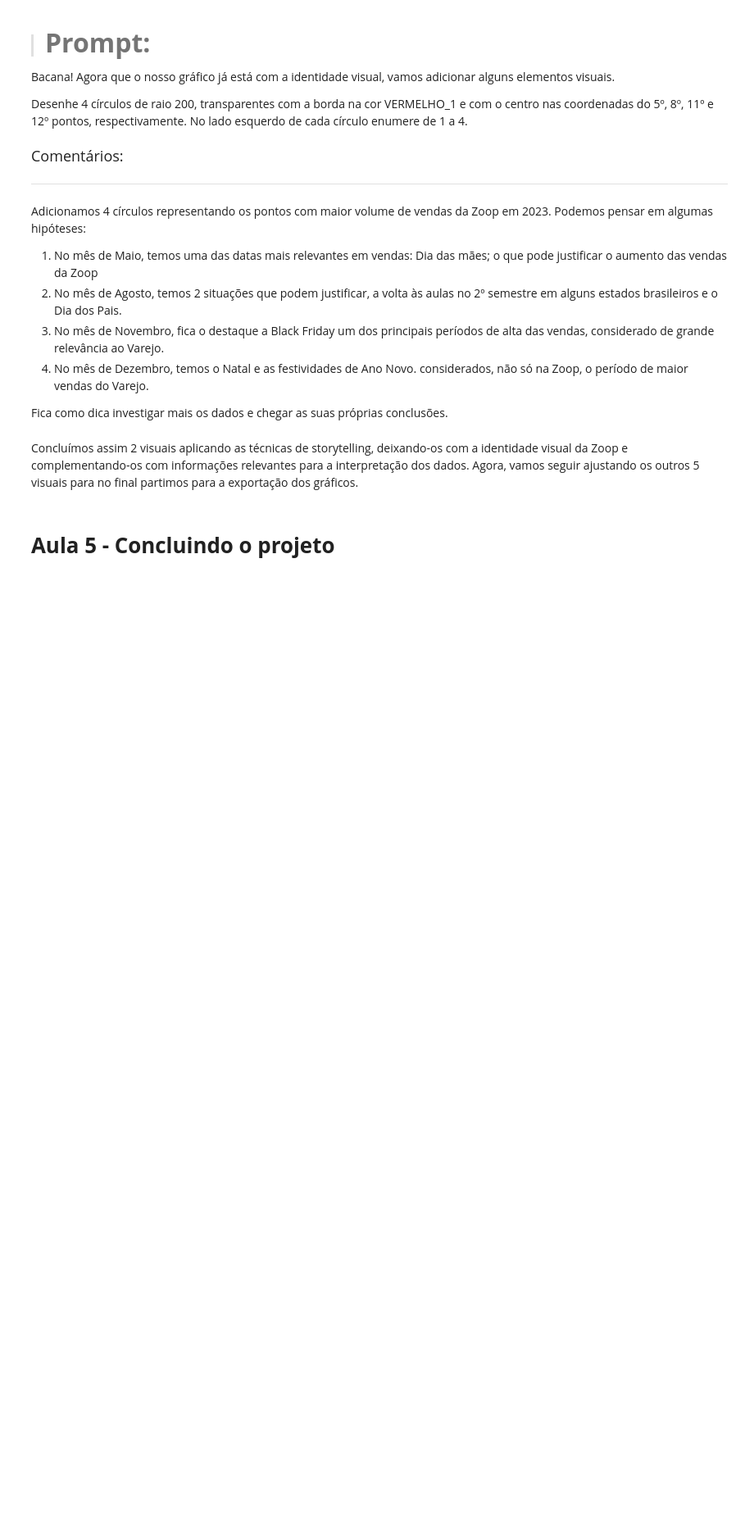
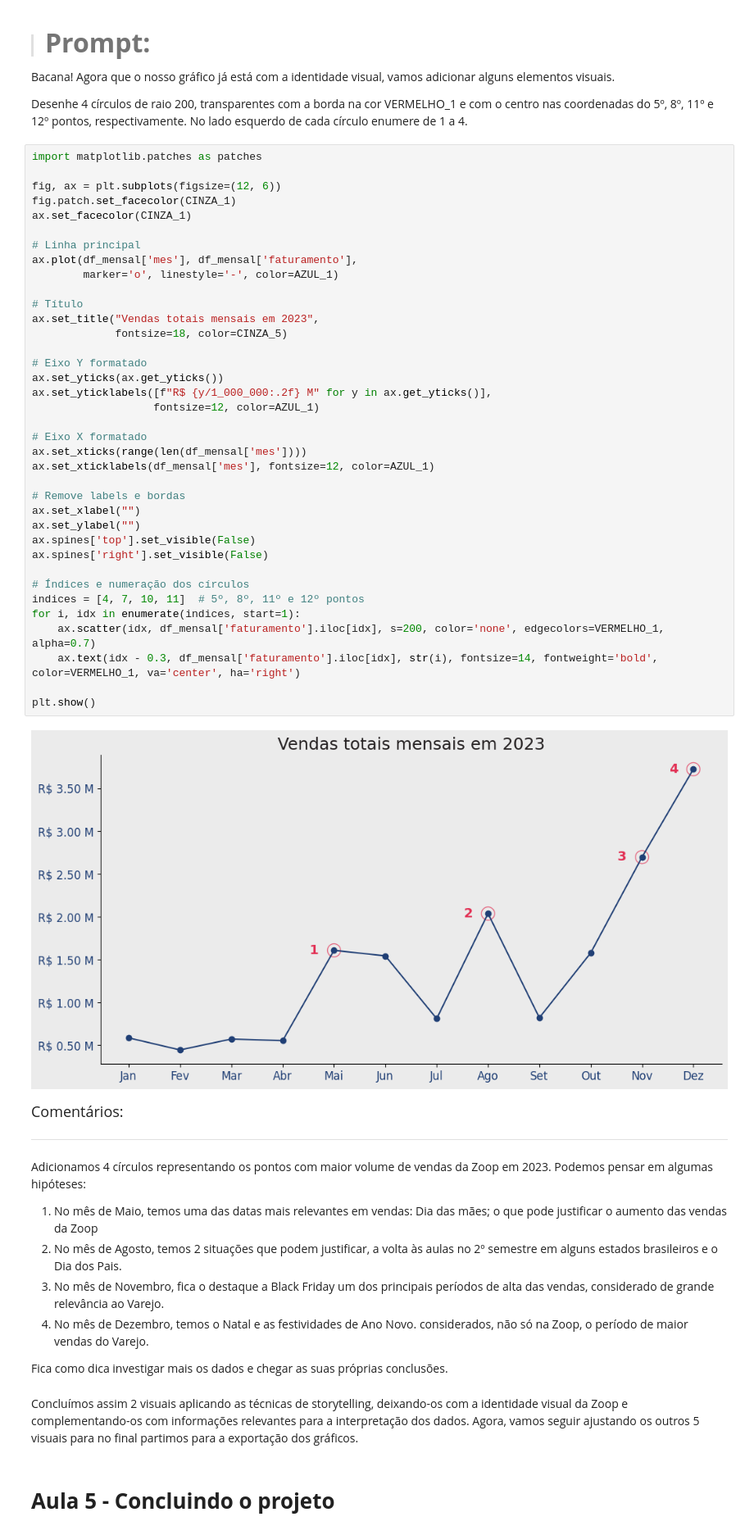
Before and after one commit to Enoque12/Projecto_Inicial_IA_Aplicada_na_Ciencia_de_Dados, a Jupyter notebook: Projeto_Inicial_IA_aplicada_a_Data_Science.ipynb, the cells around one changed output. Shown at 82% size. Cells and saved outputs as stored; diff of their text form; blank space fills up the shorter version.

```diff
--- a/Projeto_Inicial_IA_aplicada_a_Data_Science.ipynb
+++ b/Projeto_Inicial_IA_aplicada_a_Data_Science.ipynb
@@ -1200,6 +1324,45 @@ Utilize as bibliotecas de visualização de dados do Python para criar essa visu
 Bacana! Agora que o nosso gráfico já está com a identidade visual, vamos adicionar alguns elementos visuais.
 
 Desenhe 4 círculos de raio 200, transparentes com a borda na cor VERMELHO_1 e  com o centro nas coordenadas do 5º, 8º, 11º e 12º  pontos, respectivamente. No lado esquerdo de cada círculo enumere de 1 a 4.
+# %%
+import matplotlib.patches as patches
+
+fig, ax = plt.subplots(figsize=(12, 6))
+fig.patch.set_facecolor(CINZA_1)
+ax.set_facecolor(CINZA_1)
+
+# Linha principal
+ax.plot(df_mensal['mes'], df_mensal['faturamento'],
+        marker='o', linestyle='-', color=AZUL_1)
+
+# Título
+ax.set_title("Vendas totais mensais em 2023",
+             fontsize=18, color=CINZA_5)
+
+# Eixo Y formatado
+ax.set_yticks(ax.get_yticks())
+ax.set_yticklabels([f"R$ {y/1_000_000:.2f} M" for y in ax.get_yticks()],
+                   fontsize=12, color=AZUL_1)
+
+# Eixo X formatado
+ax.set_xticks(range(len(df_mensal['mes'])))
+ax.set_xticklabels(df_mensal['mes'], fontsize=12, color=AZUL_1)
+
+# Remove labels e bordas
+ax.set_xlabel("")
+ax.set_ylabel("")
+ax.spines['top'].set_visible(False)
+ax.spines['right'].set_visible(False)
+
+# Índices e numeração dos círculos
+indices = [4, 7, 10, 11]  # 5º, 8º, 11º e 12º pontos
+for i, idx in enumerate(indices, start=1):
+    ax.scatter(idx, df_mensal['faturamento'].iloc[idx], s=200, color='none', edgecolors=VERMELHO_1, alpha=0.7)
+    ax.text(idx - 0.3, df_mensal['faturamento'].iloc[idx], str(i), fontsize=14, fontweight='bold', color=VERMELHO_1, va='center', ha='right')
+
+plt.show()
+# %% [output]
+[figure, added]
 # %% [markdown]
 <font color="7b71ff" size=4> Comentários: </font>
 
```
Also changed, not shown: parts of 7 cells of this notebook.
